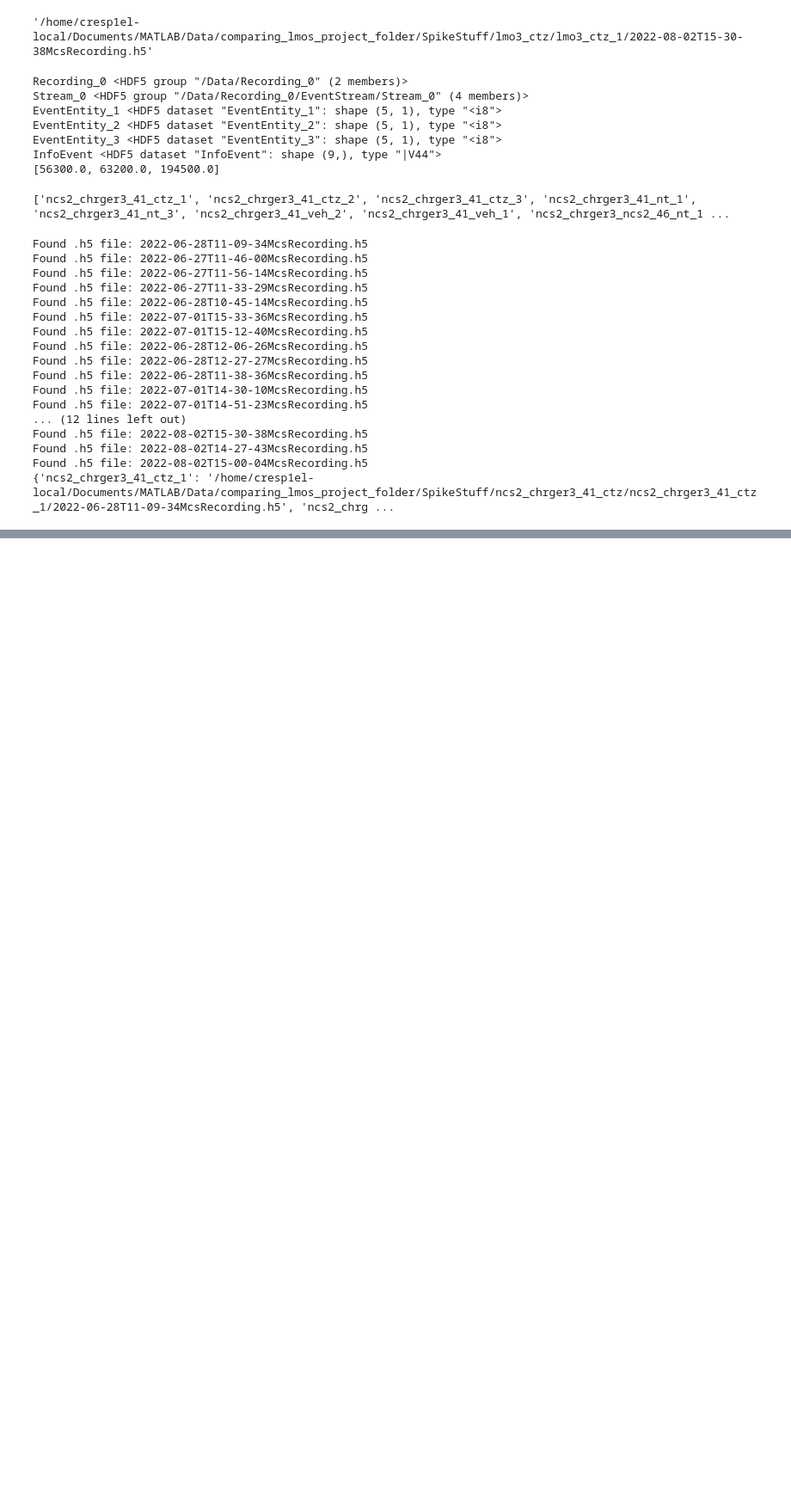
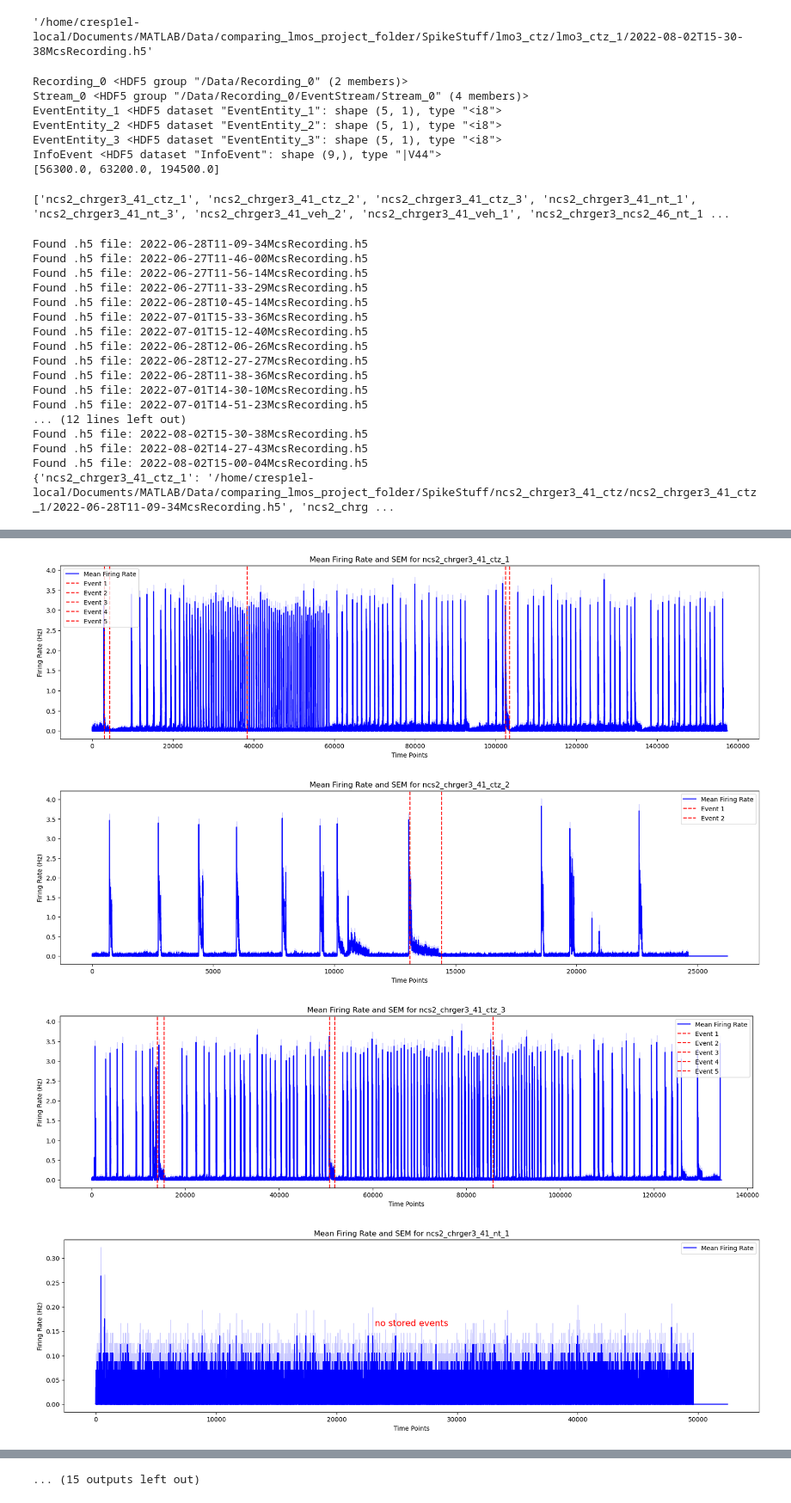
Before and after one commit to ecresp1el/mua_analysis, a Jupyter notebook: notebooks/processing_mea_data_lmos.ipynb, the cells around one changed output, grey strips where cells are left out. Shown at 86% size. Cells and saved outputs as stored; diff of their text form; code cells hidden in the pictures; blank space fills up the shorter version.

Commit message:
most recent funciton to plot all channels

```diff
--- a/notebooks/processing_mea_data_lmos.ipynb
+++ b/notebooks/processing_mea_data_lmos.ipynb
@@ -483,0 +513,67 @@ InfoEvent <HDF5 dataset "InfoEvent": shape (9,), type "|V44">
+# %%
+def calculate_and_plot_average_response(df, analysis_mea, original_sampling_rate_khz, downsample_factor):
+    """
+    For each recording, calculates the average firing rate and SEM across good channels and plots them with event markers,
+    taking into account the downsampling of the data.
+
+    Parameters:
+        df (pandas.DataFrame): DataFrame containing the recording names, good channels, and event timestamps.
+        analysis_mea (object): Object with method to estimate firing rates.
+        original_sampling_rate_khz (float): The original sampling rate in kHz before downsampling.
+        downsample_factor (int): The factor by which the data was downsampled.
+    """
+    for index, row in df.iterrows():
+        recording_name = row['recording_name']
+        good_channels = row['good_channels']
+        event_timestamps_ms = row['events_timestamp_ms']
+
+        # Calculate the firing rate estimates for the recording name
+        firing_rates = analysis_mea.estimate_instantaneous_firing_rate_for_specific_recording(
+            recording_name, window_length=0.01, smooth=False
+        )
+
+        # Index into firing_rates to get only the good channels
+        good_firing_rates = firing_rates[good_channels, :]
+
+        # Calculate the mean firing rate across good channels
+        mean_firing_rate = np.mean(good_firing_rates, axis=0)
+
+        # Calculate the SEM across good channels
+        firing_rate_sem = sem(good_firing_rates, axis=0)
+
+        # Create an index vector for the x-axis
+        index_vector = np.arange(good_firing_rates.shape[1])
+
+        # Plot the mean firing rate and SEM
+        plt.figure(figsize=(20, 5))  # Width is doubled
+        plt.plot(index_vector, mean_firing_rate, label='Mean Firing Rate', color='blue')
+        plt.fill_between(index_vector,
+                         mean_firing_rate - firing_rate_sem,
+                         mean_firing_rate + firing_rate_sem,
+                         color='blue', alpha=0.2)  # Lighter blue
+
+        # Adjust event timestamps for downsampling and plot red dashed lines
+        if event_timestamps_ms:
+            # Adjust for downsampling
+            adjusted_event_timestamps = [ts / downsample_factor for ts in event_timestamps_ms]
+            for i, timestamp in enumerate(adjusted_event_timestamps, start=1):
+                plt.axvline(timestamp, color='red', linestyle='dashed', label=f'Event {i}')
+        else:
+            plt.text(0.5, 0.5, 'no stored events', transform=plt.gca().transAxes,
+                     fontsize=14, color='red', ha='center')
+
+        plt.title(f'Mean Firing Rate and SEM for {recording_name}')
+        plt.xlabel('Time Points')
+        plt.ylabel('Firing Rate (Hz)')
+        plt.legend()
+        plt.show()
+
+# Assuming analysis_mea is your analysis object with the method to calculate firing rates,
+# df is your DataFrame with the recording names, good channels, and events timestamps,
+# the data was originally sampled at 10 kHz, and it was downsampled by a factor of 3
+calculate_and_plot_average_response(analysis_mea.recording_results_df, analysis_mea, 10, 3)
+# %% [output]
+[figure, added]
+[figure, added]
+[figure, added]
+[figure, added]
@@ -483,0 +588 @@ InfoEvent <HDF5 dataset "InfoEvent": shape (9,), type "|V44">
+... (15 outputs left out)
```
Also changed, not shown: parts of 2 cells of this notebook.
